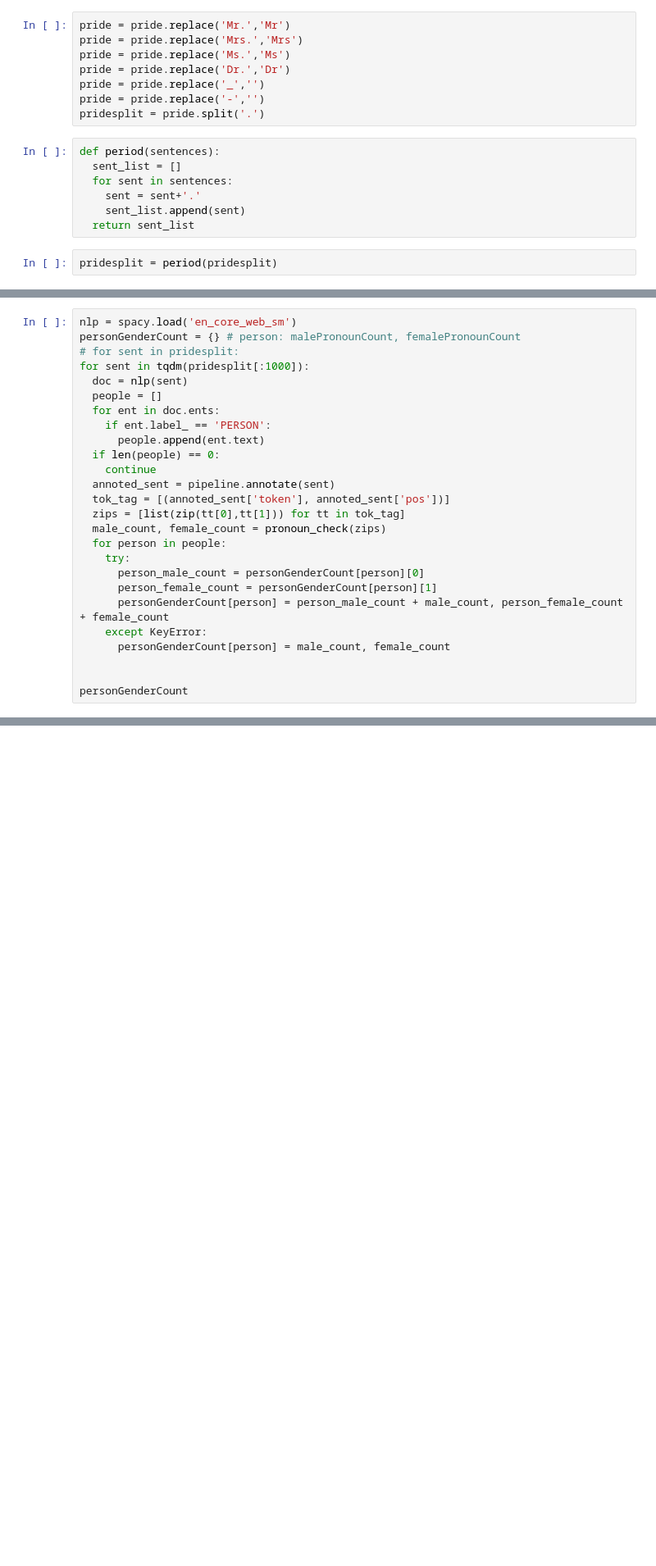
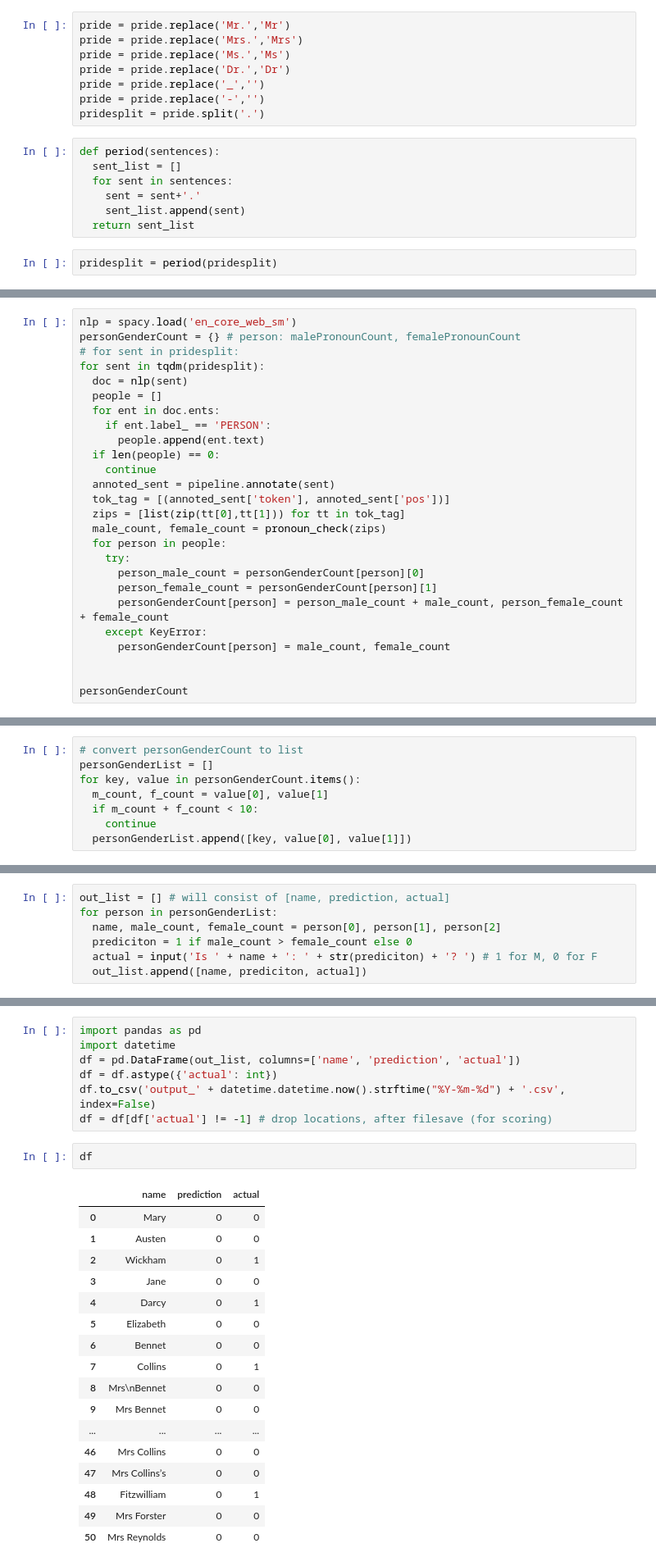
Before and after one commit to averyPike/languageBiasCheck, a Jupyter notebook: tyler.ipynb, the cells around one changed output, grey strips where cells are left out. Shown: that part at 82% size. Saved outputs shown, nothing was run; the diff lists cells and outputs as text; blank space fills up the shorter version.

```diff
--- a/tyler.ipynb
+++ b/tyler.ipynb
@@ -166,7 +190,7 @@ return results
 nlp = spacy.load('en_core_web_sm')
 personGenderCount = {} # person: malePronounCount, femalePronounCount
 # for sent in pridesplit:
-for sent in tqdm(pridesplit[:1000]):
+for sent in tqdm(pridesplit):
   doc = nlp(sent)
   people = []
   for ent in doc.ents:
@@ -190,0 +235,8 @@ personGenderCount
+# %%
+# convert personGenderCount to list
+personGenderList = []
+for key, value in personGenderCount.items():
+  m_count, f_count = value[0], value[1]
+  if m_count + f_count < 10:
+    continue
+  personGenderList.append([key, value[0], value[1]])
@@ -190,0 +245,7 @@ personGenderCount
+# %%
+out_list = [] # will consist of [name, prediction, actual]
+for person in personGenderList:
+  name, male_count, female_count = person[0], person[1], person[2]
+  prediciton = 1 if male_count > female_count else 0
+  actual = input('Is ' + name + ': ' + str(prediciton) + '? ') # 1 for M, 0 for F
+  out_list.append([name, prediciton, actual])
@@ -190,0 +272,27 @@ personGenderCount
+# %%
+import pandas as pd
+import datetime
+df = pd.DataFrame(out_list, columns=['name', 'prediction', 'actual'])
+df = df.astype({'actual': int})
+df.to_csv('output_' + datetime.datetime.now().strftime("%Y-%m-%d") + '.csv', index=False)
+df = df[df['actual'] != -1] # drop locations, after filesave (for scoring)
+# %%
+df
+# %% [output]
+|  | name | prediction | actual |
+| 0 | Mary | 0 | 0 |
+| 1 | Austen | 0 | 0 |
+| 2 | Wickham | 0 | 1 |
+| 3 | Jane | 0 | 0 |
+| 4 | Darcy | 0 | 1 |
+| 5 | Elizabeth | 0 | 0 |
+| 6 | Bennet | 0 | 0 |
+| 7 | Collins | 0 | 1 |
+| 8 | Mrs\nBennet | 0 | 0 |
+| 9 | Mrs Bennet | 0 | 0 |
+| ... | ... | ... | ... |
+| 46 | Mrs Collins | 0 | 0 |
+| 47 | Mrs Collins’s | 0 | 0 |
+| 48 | Fitzwilliam | 0 | 1 |
+| 49 | Mrs Forster | 0 | 0 |
+| 50 | Mrs Reynolds | 0 | 0 |
```
Also changed, not shown: parts of 12 cells of this notebook.
